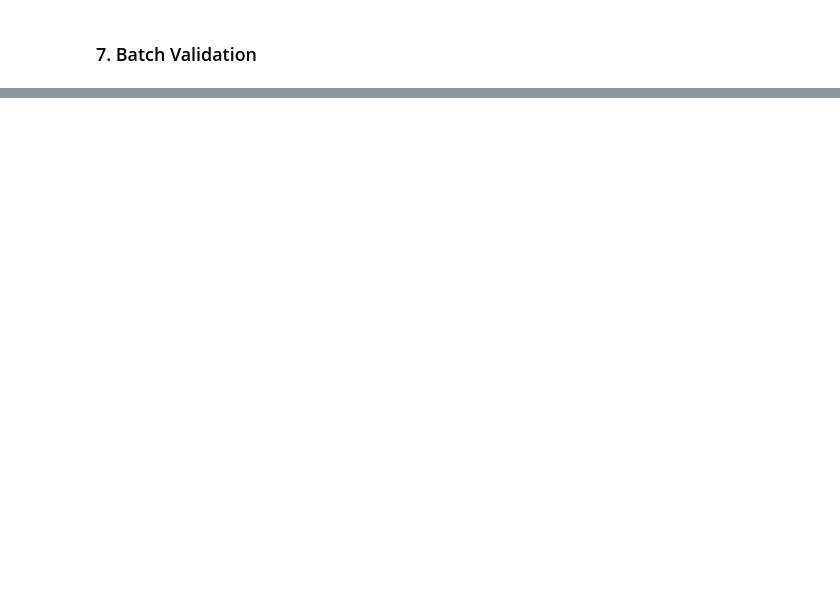
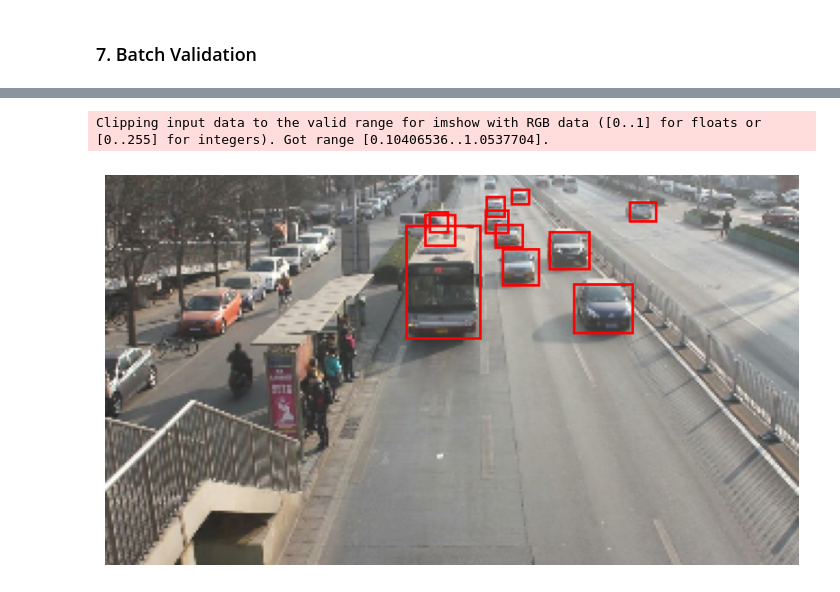
Before and after one commit to IbaiZJ/CRAI, a Jupyter notebook: ai/notebooks/crai.ipynb, the cells around one changed output, grey strips where cells are left out. Cells and saved outputs as stored; diff of their text form; code cells hidden in the pictures; blank space fills up the shorter version.

Commit message:
import dataset finished

```diff
--- a/ai/notebooks/crai.ipynb
+++ b/ai/notebooks/crai.ipynb
@@ -101,12 +110,12 @@ Note: you may need to restart the kernel to use updated packages.
 The UA-DETRAC dataset is to big (around 10 GB), so it can be loaded
 # %%
 # Define basics constants
-DATASET_DIR = r"C:\\Users\\iibai\\Desktop\\UA_DETRAC"
+DATASET_DIR = r"/mnt/c/Users/iibai/Desktop/UA_DETRAC"
 TRAIN_IMAGES_DIR = os.path.join(DATASET_DIR, "images", "train")
 TRAIN_LABELS_DIR = os.path.join(DATASET_DIR, "labels", "train")
 VAL_IMAGES_DIR   = os.path.join(DATASET_DIR, "images", "val")
 VAL_LABELS_DIR = os.path.join(DATASET_DIR, "labels", "val")
-IMG_SIZE_OBJECTIVE = (256, 256)
+IMG_SIZE_OBJECTIVE = (180, 320) # (height, width) Real img -> (540, 960), /3, Objective img -> (180, 320)
 BATCH_SIZE = 16
 EPOCHS = 50
 # %%
@@ -158,0 +280,10 @@ Validation samples: 0
+# %%
+def augment_image(image: tf.Tensor) -> tf.Tensor:
+    # Random horizontal flip
+    # image = tf.image.random_flip_left_right(image)
+    # Random brightness
+    image = tf.image.random_brightness(image, max_delta=0.1)
+    # Random contrast
+    image = tf.image.random_contrast(image, lower=0.9, upper=1.1)
+
+    return image
@@ -158,0 +301,5 @@ Validation samples: 0
+# %%
+def load_and_augment(image_path: str, label_path: str) -> tuple[tf.Tensor, dict[str, tf.Tensor]]:
+    image, targets = load_sample(image_path, label_path)
+    image = augment_image(image)
+    return image, targets
@@ -164,0 +446,41 @@ Validation samples: 0
+# %%
+# Tomar un batch
+for images, targets in train_ds.take(1):
+    batch_images = images.numpy()
+    batch_boxes = targets["boxes"].numpy()
+    batch_classes = targets["classes"].numpy()
+
+# Seleccionar la primera imagen del batch
+image = batch_images[0]
+boxes = batch_boxes[0]
+classes = batch_classes[0]
+
+# Crear figura
+fig, ax = plt.subplots(1, figsize=(8,6))
+ax.imshow(image)
+
+# Dibujar las bounding boxes
+for i in range(len(boxes)):
+    if classes[i] == -1:
+        continue  # padded box
+    x_center, y_center, w, h = boxes[i]
+
+    # Convertir de YOLO normalized a coordenadas de la imagen
+    img_h, img_w = IMG_SIZE_OBJECTIVE
+    x = (x_center - w/2) * img_w
+    y = (y_center - h/2) * img_h
+    width = w * img_w
+    height = h * img_h
+
+    rect = patches.Rectangle(
+        (x, y), width, height,
+        linewidth=2, edgecolor='r', facecolor='none'
+    )
+    ax.add_patch(rect)
+
+ax.axis('off')
+plt.tight_layout()
+plt.show()
+# %% [output]
+Clipping input data to the valid range for imshow with RGB data ([0..1] for floats or [0..255] for integers). Got range [0.10406536..1.0537704].
+[figure, added]
```
Also changed, not shown: parts of 25 cells of this notebook.
